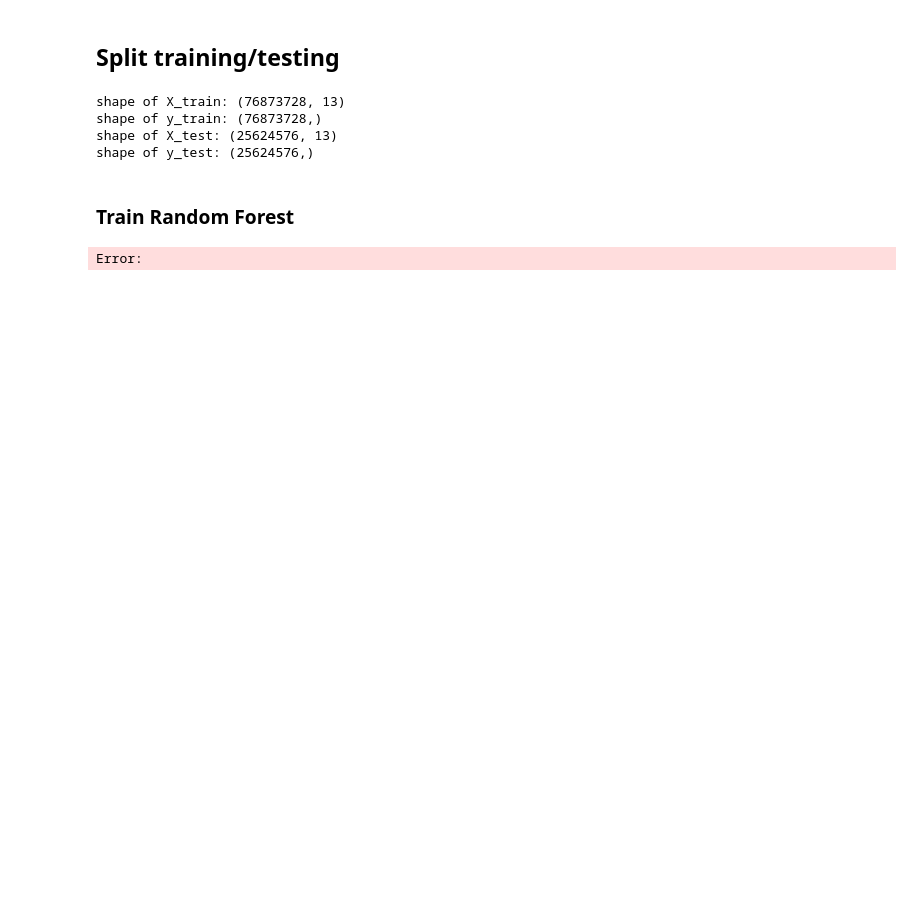
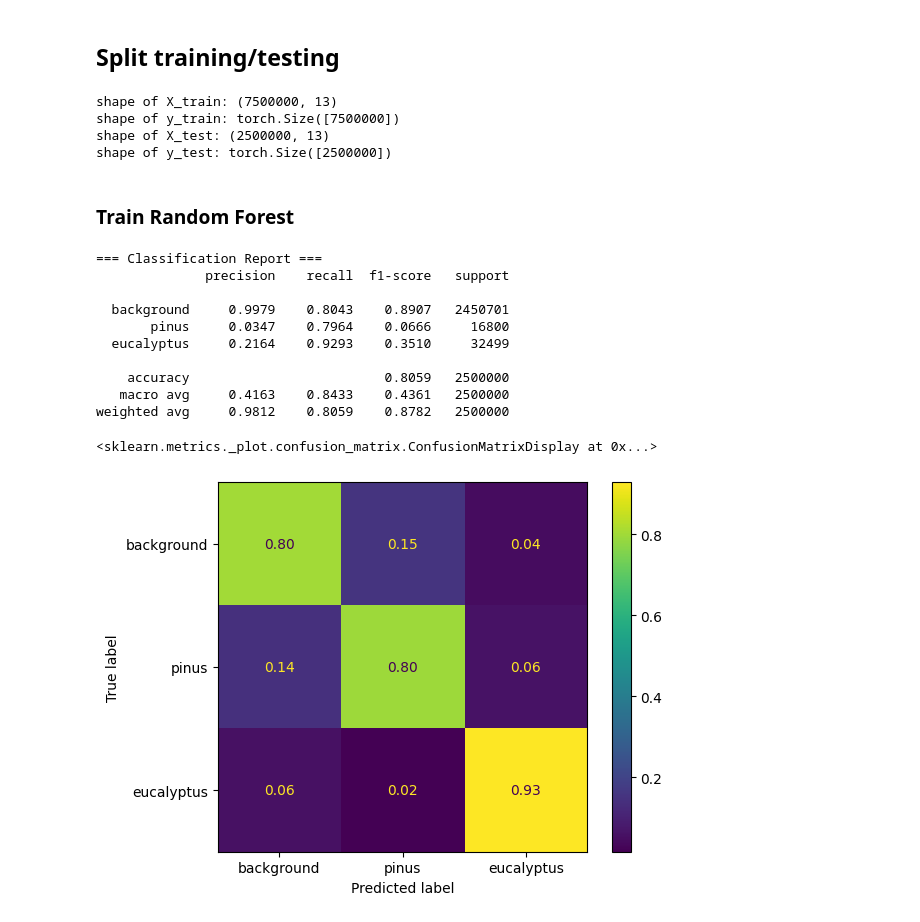
Before and after one commit to wilgomoreira/spotlite, a Jupyter notebook: train_and_test_traditional - 2 - f1_score.ipynb, the cells around one changed output. Drawn from its saved outputs; the diff is of its cells as text; code cells hidden in the pictures; blank space fills up the shorter version.

```diff
--- a/train_and_test_traditional - 2 - f1_score.ipynb
+++ b/train_and_test_traditional - 2 - f1_score.ipynb
@@ -186,0 +165,23 @@ shape of y: (102498304,)
+# %%
+# X = np.stack([
+#     R, G, B,
+#     NIR,
+#     NDVI, GNDVI, NDWI,
+#     L, A, B_lab,
+#     Hue, Saturation, Value
+# ], axis=1)
+
+X = np.stack([
+    R, G, B,
+    NIR,
+    NDVI, GNDVI, NDWI,
+    L, A, B_lab,
+    Hue, Saturation, Value
+], axis=1)
+
+# amostragem para acelerar treino
+idx = np.random.choice(len(y), size=10000000, replace=False)
+X_sample, y_sample = X[idx], y[idx]
+
+print(f'shape of X: {X_sample.shape}')
+print(f'shape of y: {y_sample.shape}')
@@ -248,13 +245,8 @@ Classe 5: 30,866 pixels (0.03%)
 # %% [markdown]
 ## Split training/testing
 # %%
-# Ensure y is the correct array-like object
-y = masks.reshape(-1)  # Restore y to its original form
-y = np.array(y)
-X = np.array(X, dtype=np.float32)
-
 X_train, X_test, y_train, y_test = train_test_split(
-    X, y, test_size=0.25, random_state=42, stratify=y
+    X_sample, y_sample, test_size=0.25, random_state=42, stratify=y_sample
 )
 
 print(f'shape of X_train: {X_train.shape}')
@@ -262,43 +254,55 @@ print(f'shape of y_train: {y_train.shape}')
 print(f'shape of X_test: {X_test.shape}')
 print(f'shape of y_test: {y_test.shape}')
 # %% [output]
-shape of X_train: (76873728, 13)
-shape of y_train: (76873728,)
-shape of X_test: (25624576, 13)
-shape of y_test: (25624576,)
+shape of X_train: (7500000, 13)
+shape of y_train: torch.Size([7500000])
+shape of X_test: (2500000, 13)
+shape of y_test: torch.Size([2500000])
 # %% [markdown]
 ### Train Random Forest
 # %%
 from sklearn.ensemble import RandomForestClassifier
 from sklearn.metrics import classification_report, confusion_matrix
 from sklearn.metrics import ConfusionMatrixDisplay
 
 # ja testei aqui com otimização de hiperparâmetros baysiana, mas deu o mesmo resultado com essa forma simples
 
-classe_names = ['background','no trees', 'other trees/vegetation','pinus','eucalyptus', 'shadow']
+# classe_names = ['background','no trees', 'other trees/vegetation','pinus','eucalyptus', 'shadow']
+
 
 rf = RandomForestClassifier(
     n_estimators=20,
     max_depth=15,
     class_weight='balanced',
     n_jobs=-1,
     random_state=42
 )
 
 rf.fit(X_train, y_train)
 y_pred = rf.predict(X_test)
 
 print("=== Classification Report ===")
 print(classification_report(
   y_test, y_pred,
-  target_names=classe_names, digits=4
+  target_names=CLASSES_NAMES, digits=4
 ))
 
 ConfusionMatrixDisplay.from_predictions(
     y_test, y_pred,
     normalize='true',
-    display_labels=classe_names,
+    display_labels=CLASSES_NAMES,
     values_format='.2f'
 )
 # %% [output]
-Error:
+=== Classification Report ===
+              precision    recall  f1-score   support
+
+  background     0.9979    0.8043    0.8907   2450701
+       pinus     0.0347    0.7964    0.0666     16800
+  eucalyptus     0.2164    0.9293    0.3510     32499
+
+    accuracy                         0.8059   2500000
+   macro avg     0.4163    0.8433    0.4361   2500000
+weighted avg     0.9812    0.8059    0.8782   2500000
+<sklearn.metrics._plot.confusion_matrix.ConfusionMatrixDisplay at 0x...>
+[figure, added]
```
Also changed, not shown: parts of 6 cells of this notebook, 1 other file.
